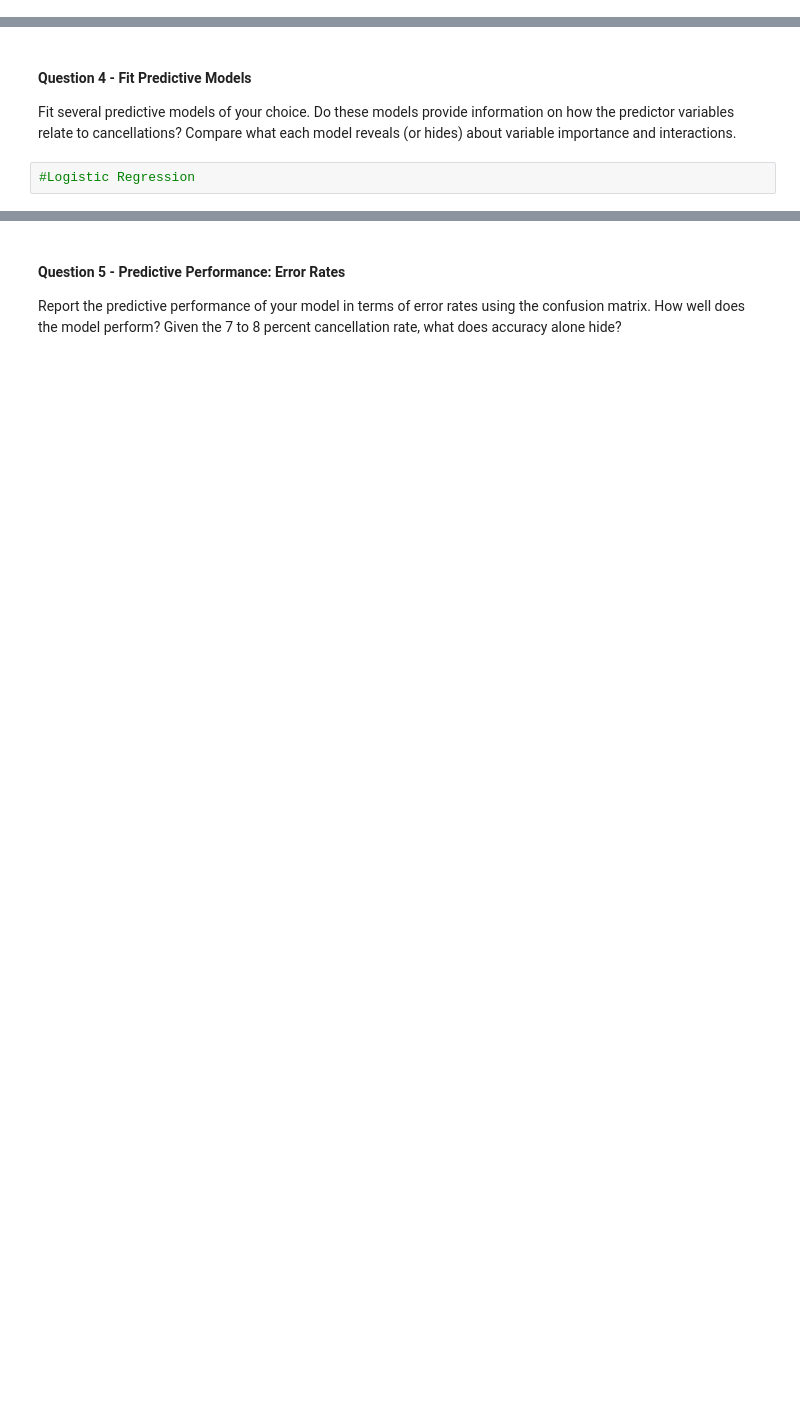
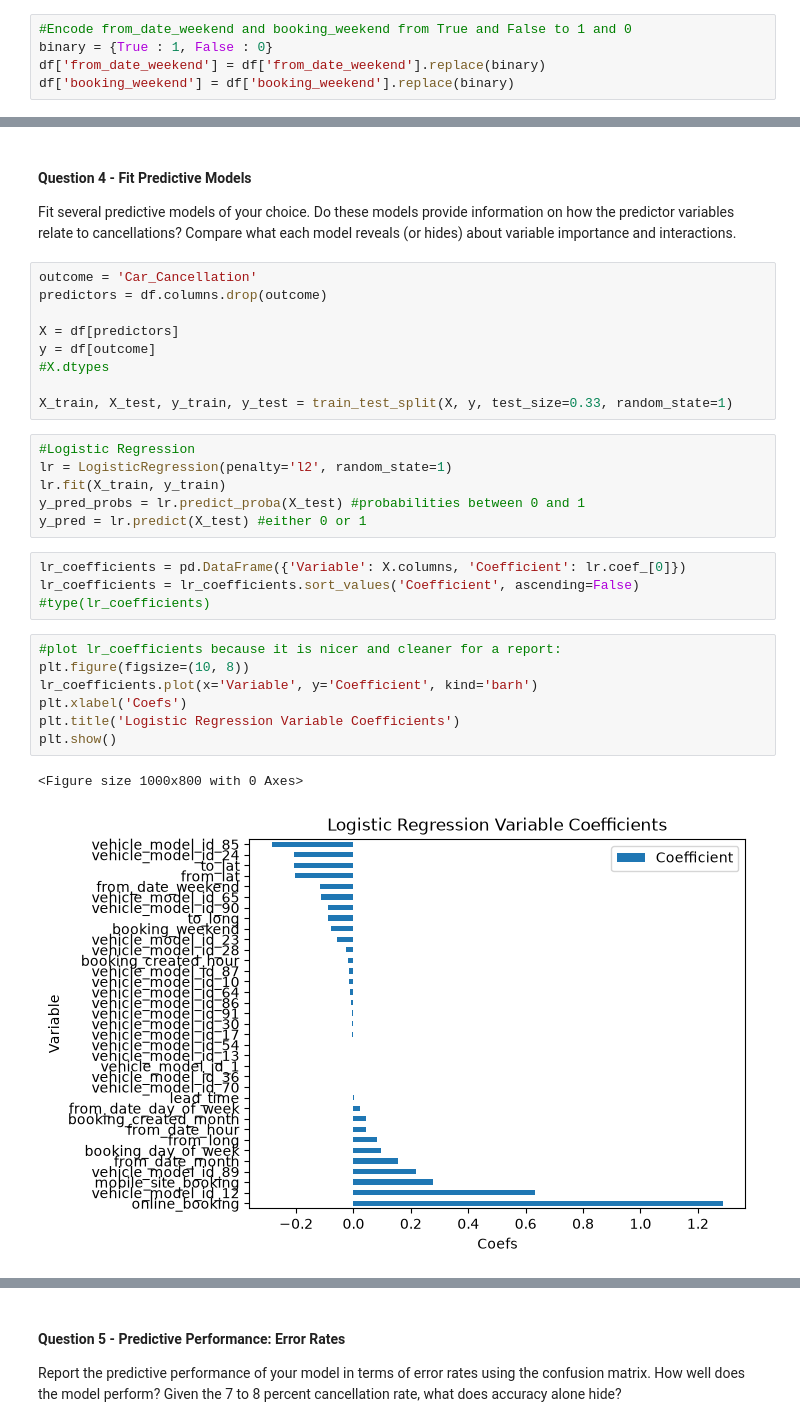
Before and after one commit to sascott9655/ADS-505-, a Jupyter notebook: Taxi_Cancellations.ipynb, the cells around one changed output, grey strips where cells are left out. Drawn from its saved outputs; the diff is of its cells as text; blank space fills up the shorter version.

```diff
--- a/Taxi_Cancellations.ipynb
+++ b/Taxi_Cancellations.ipynb
@@ -298,5 +293,10 @@ vehicle_model_id_one_hot_df = pd.DataFrame(
 )
 # %%
 df = pd.concat([df, vehicle_model_id_one_hot_df], axis=1)
+# %%
+#Encode from_date_weekend and booking_weekend from True and False to 1 and 0
+binary = {True : 1, False : 0}
+df['from_date_weekend'] = df['from_date_weekend'].replace(binary)
+df['booking_weekend'] = df['booking_weekend'].replace(binary)
 # %%
 df = df.drop(columns=['vehicle_model_id']) # no need for this column anymore!
@@ -324,6 +306,33 @@ memory usage: 2.4 MB
 Fit several predictive models of your choice. Do these models provide information on how the predictor
 variables relate to cancellations? Compare what each model reveals (or hides) about variable importance
 and interactions.
+# %%
+outcome = 'Car_Cancellation'
+predictors = df.columns.drop(outcome)
+
+X = df[predictors]
+y = df[outcome]
+#X.dtypes
+
+X_train, X_test, y_train, y_test = train_test_split(X, y, test_size=0.33, random_state=1)
 # %%
 #Logistic Regression
+lr = LogisticRegression(penalty='l2', random_state=1)
+lr.fit(X_train, y_train)
+y_pred_probs = lr.predict_proba(X_test) #probabilities between 0 and 1
+y_pred = lr.predict(X_test) #either 0 or 1
+# %%
+lr_coefficients = pd.DataFrame({'Variable': X.columns, 'Coefficient': lr.coef_[0]})
+lr_coefficients = lr_coefficients.sort_values('Coefficient', ascending=False)
+#type(lr_coefficients)
+# %%
+#plot lr_coefficients because it is nicer and cleaner for a report:
+plt.figure(figsize=(10, 8))
+lr_coefficients.plot(x='Variable', y='Coefficient', kind='barh')
+plt.xlabel('Coefs')
+plt.title('Logistic Regression Variable Coefficients')
+plt.show()
+# %% [output]
+<Figure size 1000x800 with 0 Axes>
+[figure, added]
 # %%
```
Also changed, not shown: parts of 10 cells of this notebook.
